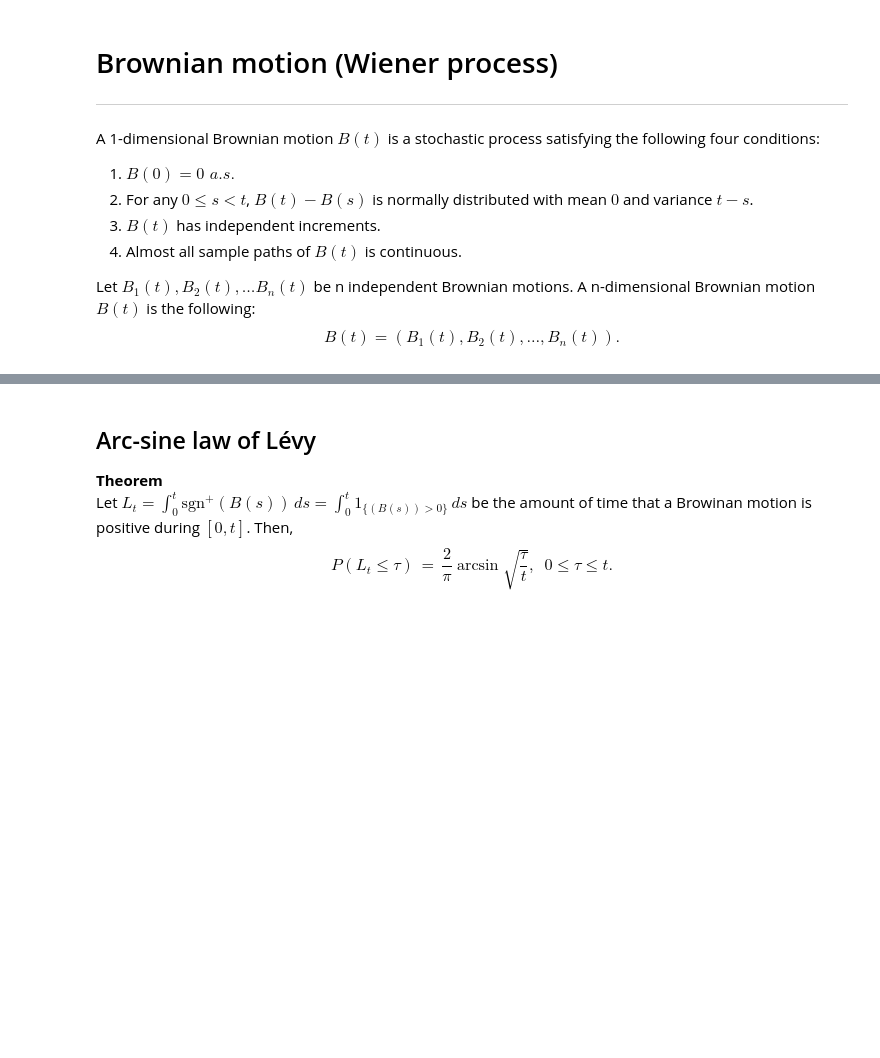
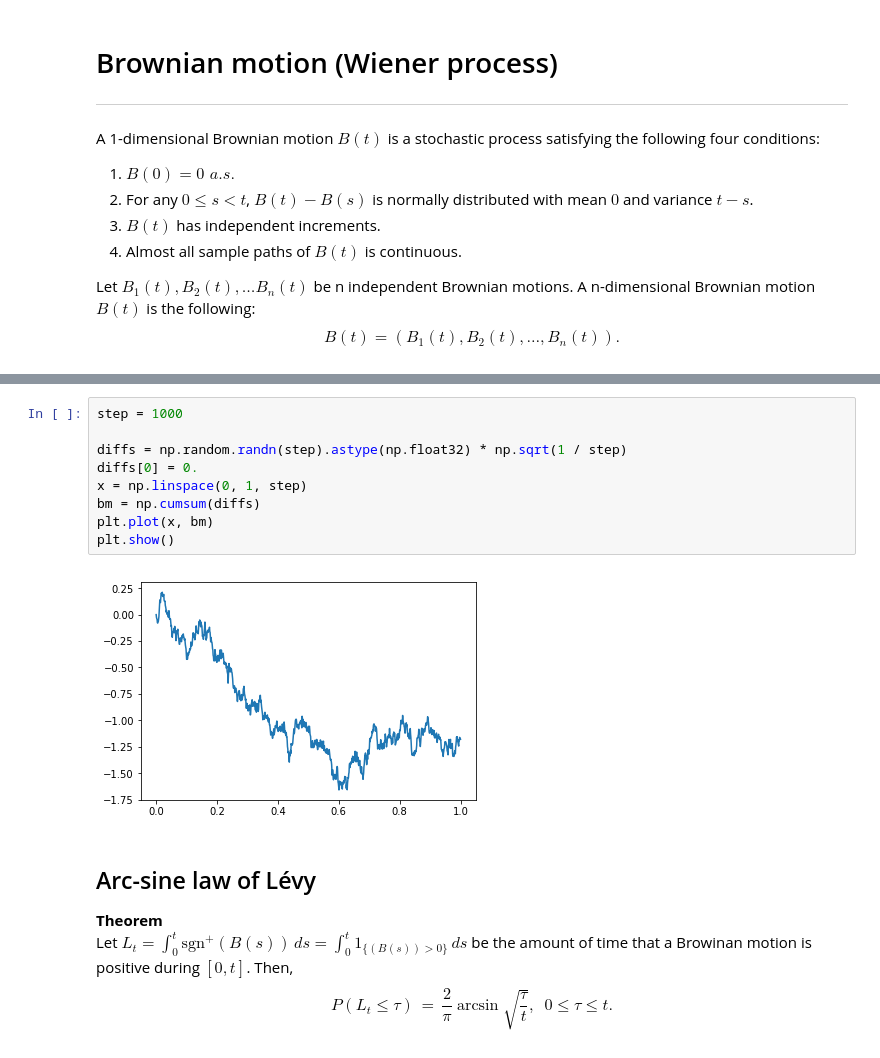
Before and after one commit to mo-mo-666/qiita-articles-script, a Jupyter notebook: arcsin-law/arcsin_law.ipynb, the cells around one changed output, grey strips where cells are left out. Saved outputs shown, nothing was run; the diff lists cells and outputs as text; blank space fills up the shorter version.

```diff
--- a/arcsin-law/arcsin_law.ipynb
+++ b/arcsin-law/arcsin_law.ipynb
@@ -31,3 +31,14 @@ plt.show()
+# %%
+step = 1000
+
+diffs = np.random.randn(step).astype(np.float32) * np.sqrt(1 / step)
+diffs[0] = 0.
+x = np.linspace(0, 1, step)
+bm = np.cumsum(diffs)
+plt.plot(x, bm)
+plt.show()
+# %% [output]
+[figure, added]
 # %% [markdown]
 ## Arc-sine law of Lévy
 
```
Also changed, not shown: parts of 6 cells of this notebook.
